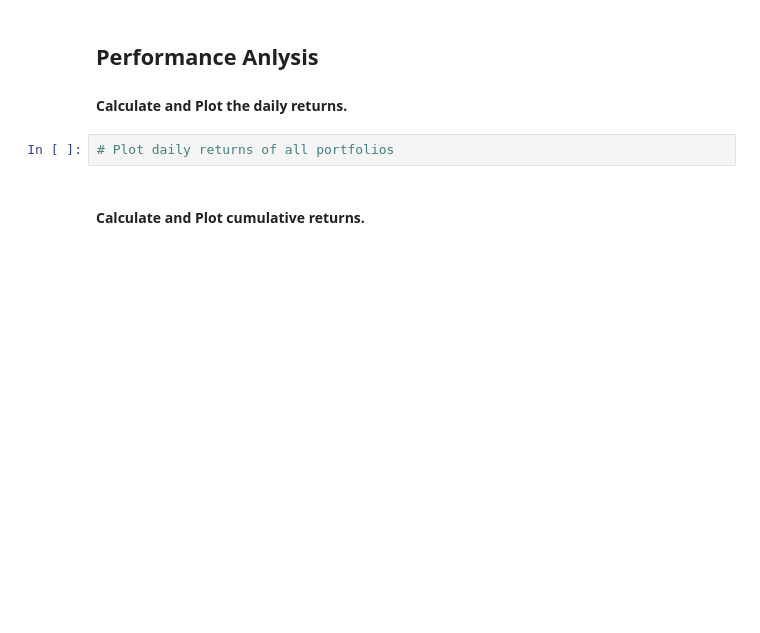
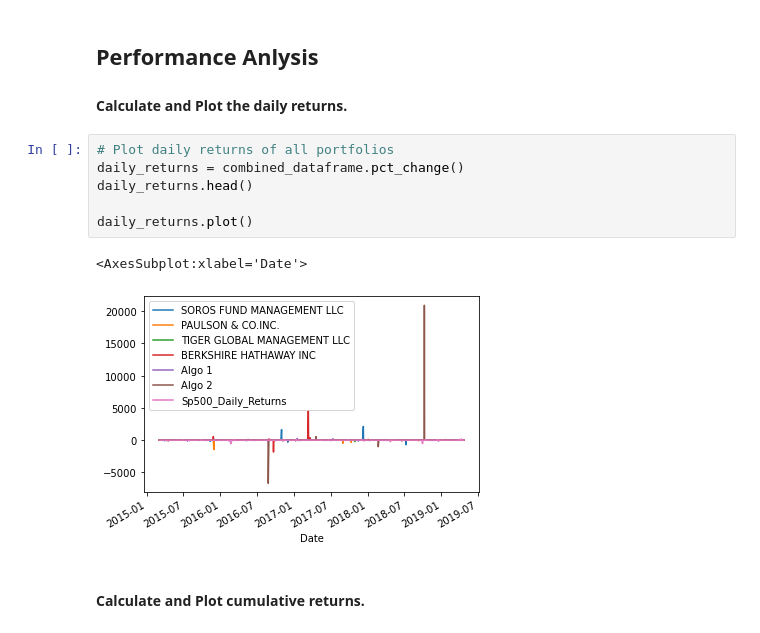
Before and after one commit to patricia-raj/whale-off-the-port-folio-, a Jupyter notebook: whale_analysis.ipynb, the cells around one changed output. Drawn from its saved outputs; the diff is of its cells as text; blank space fills up the shorter version.

```diff
--- a/whale_analysis.ipynb
+++ b/whale_analysis.ipynb
@@ -347,6 +343,13 @@ In this section, you will calculate and visualize performance and risk metrics f
 #### Calculate and Plot the daily returns.
 # %%
 # Plot daily returns of all portfolios
+daily_returns = combined_dataframe.pct_change()
+daily_returns.head()
+
+daily_returns.plot()
+# %% [output]
+<AxesSubplot:xlabel='Date'>
+[figure, added]
 # %% [markdown]
 #### Calculate and Plot cumulative returns.
 # %%
```
Also changed, not shown: parts of 8 cells of this notebook.
